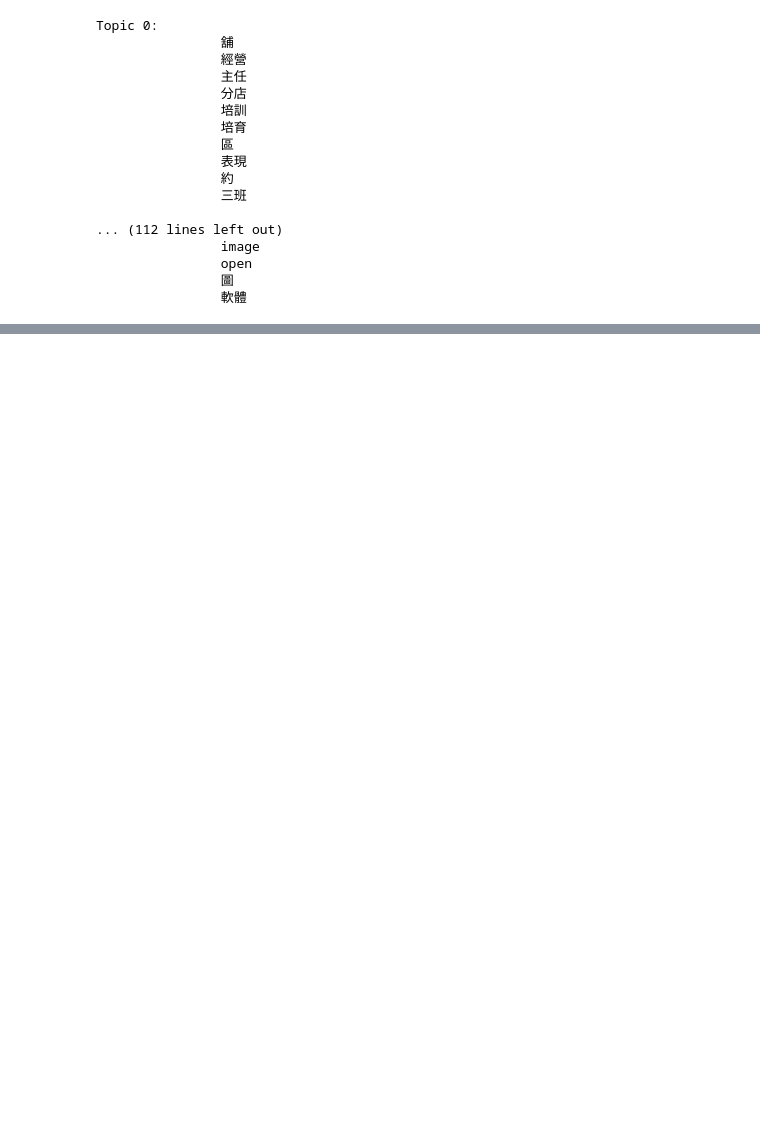
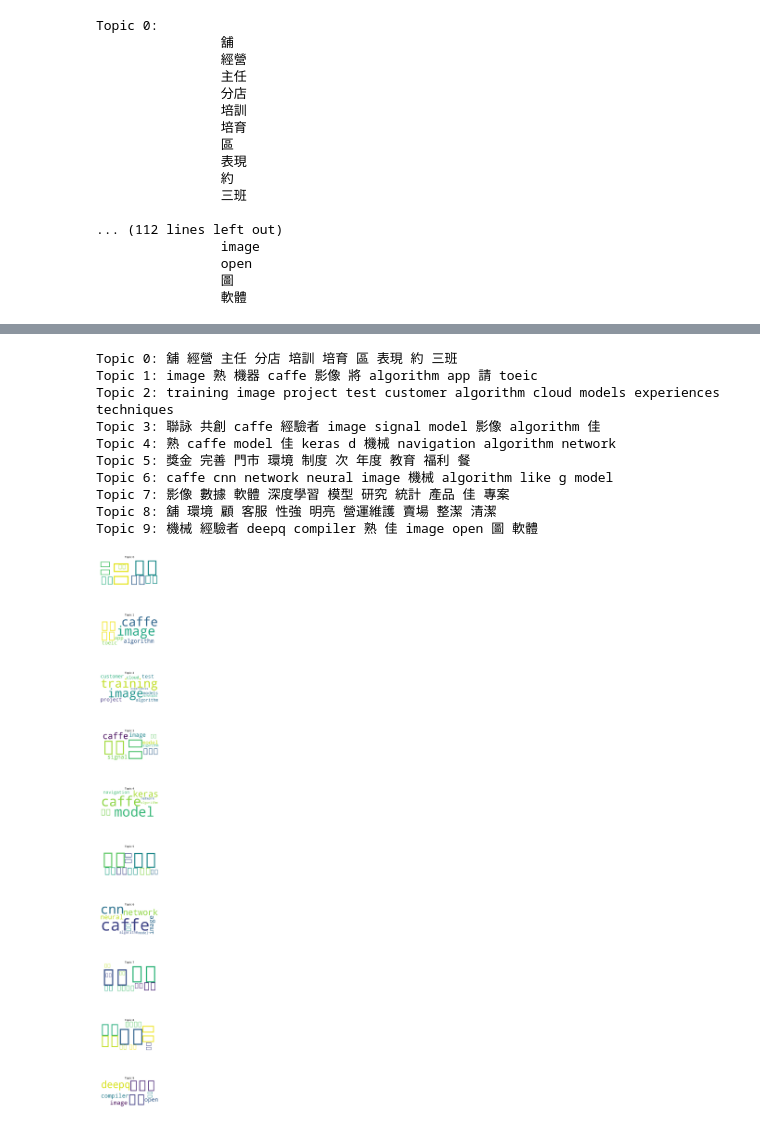
Before and after one commit to Brandon-HY-Lin/topic_modeling, a Jupyter notebook: lda_chinese/step_1_inspect_JSON_dataset.ipynb, the cells around one changed output, grey strips where cells are left out. Cells and saved outputs as stored; diff of their text form; code cells hidden in the pictures; blank space fills up the shorter version.

Commit message:
feat: add WordCloud to 104 (font missing) * Add WrodCloud to LDA result of 104 website. * TODO: add Chinese font.

```diff
--- a/lda_chinese/step_1_inspect_JSON_dataset.ipynb
+++ b/lda_chinese/step_1_inspect_JSON_dataset.ipynb
@@ -301,3 +315,16 @@ Topic 0:
                 福利
                 請
                 次
+# %%
+init_values = [['']*num_topics]*10
+bow_df = pd.DataFrame(init_values, columns=['topic{}'.format(i) for i in range(num_topics)])
+
+
+for i_topic, topic in lda_model_bow.show_topics(-1, formatted=False):
+#     print('Topic {}: '.format(index))
+
+    for i_word, (word, weight) in enumerate(topic):
+#         print('\t\t{}'.format(word), end='\n')
+        bow_df.iloc[i_word][i_topic] = word
+
+bow_df
@@ -364,3 +403,16 @@ Topic 0:
                 open
                 圖
                 軟體
+# %%
+init_values = [['']*num_topics]*10
+tfidf_df = pd.DataFrame(init_values, columns=['topic{}'.format(i) for i in range(num_topics)])
+
+
+for i_topic, topic in lda_model_tfidf.show_topics(-1, formatted=False):
+#     print('Topic {}: '.format(index))
+
+    for i_word, (word, weight) in enumerate(topic):
+#         print('\t\t{}'.format(word), end='\n')
+        tfidf_df.iloc[i_word][i_topic] = word
+
+tfidf_df
@@ -366,0 +431,25 @@ Topic 0:
+# %%
+fig, axs = plt.subplots(num_topics)
+fig.set_figheight(8*num_topics)
+fig.set_figwidth(8)
+
+for i_topic in range(num_topics):
+    text = ' '.join(w for w in tfidf_df.iloc[:, i_topic])
+    print('Topic {}: {}'.format(i_topic, text))
+    wordCloud = WordCloud(background_color='white').generate(text)
+
+    axs[i_topic].imshow(wordCloud)
+    axs[i_topic].axis('off')
+    axs[i_topic].set_title('Topic {}'.format(i_topic), size=20)
+# %% [output]
+Topic 0: 舖 經營 主任 分店 培訓 培育 區 表現 約 三班
+Topic 1: image 熟 機器 caffe 影像 將 algorithm app 請 toeic
+Topic 2: training image project test customer algorithm cloud models experiences techniques
+Topic 3: 聯詠 共創 caffe 經驗者 image signal model 影像 algorithm 佳
+Topic 4: 熟 caffe model 佳 keras d 機械 navigation algorithm network
+Topic 5: 獎金 完善 門市 環境 制度 次 年度 教育 福利 餐
+Topic 6: caffe cnn network neural image 機械 algorithm like g model
+Topic 7: 影像 數據 軟體 深度學習 模型 研究 統計 產品 佳 專案
+Topic 8: 舖 環境 顧 客服 性強 明亮 營運維護 賣場 整潔 清潔
+Topic 9: 機械 經驗者 deepq compiler 熟 佳 image open 圖 軟體
+[figure, added]
```
Also changed, not shown: parts of 8 cells of this notebook.
